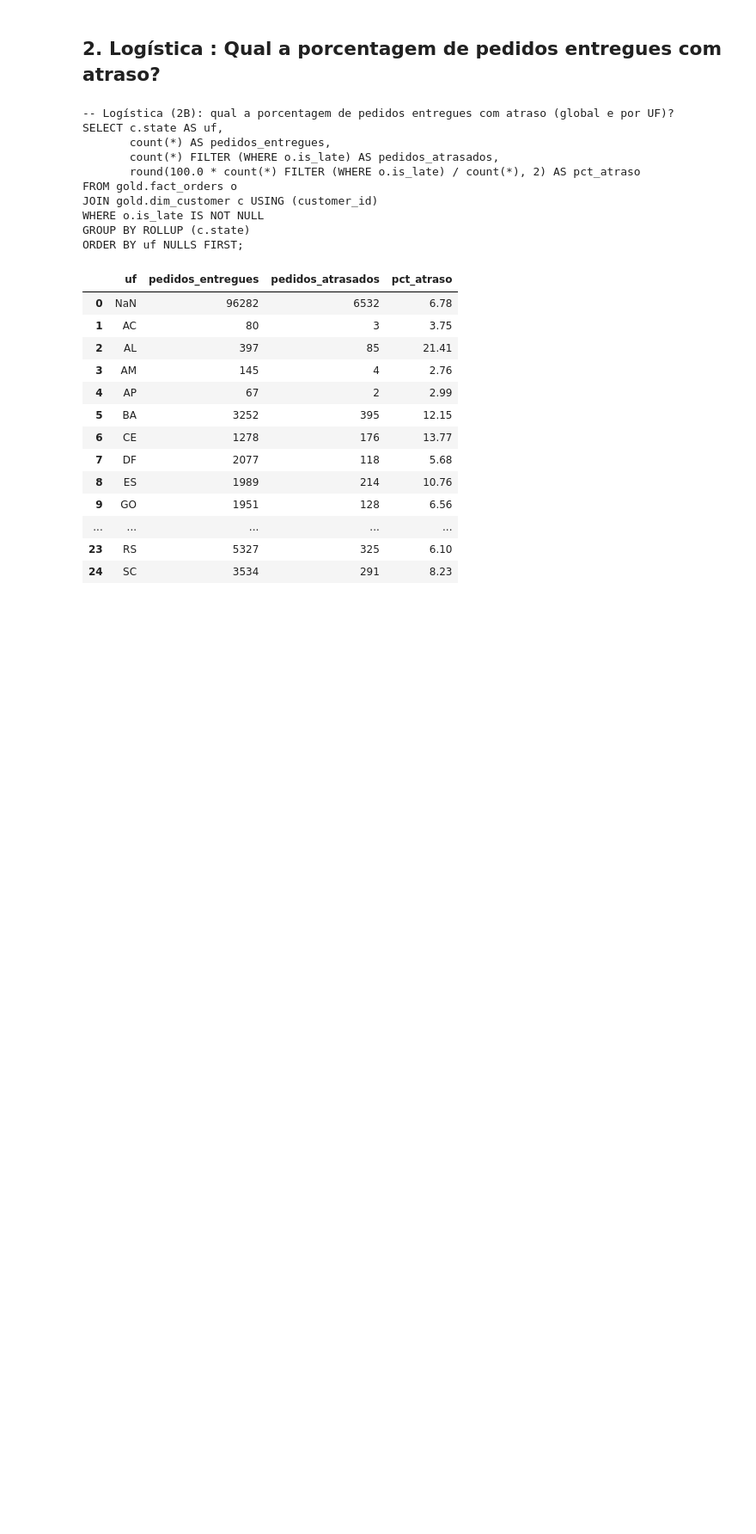
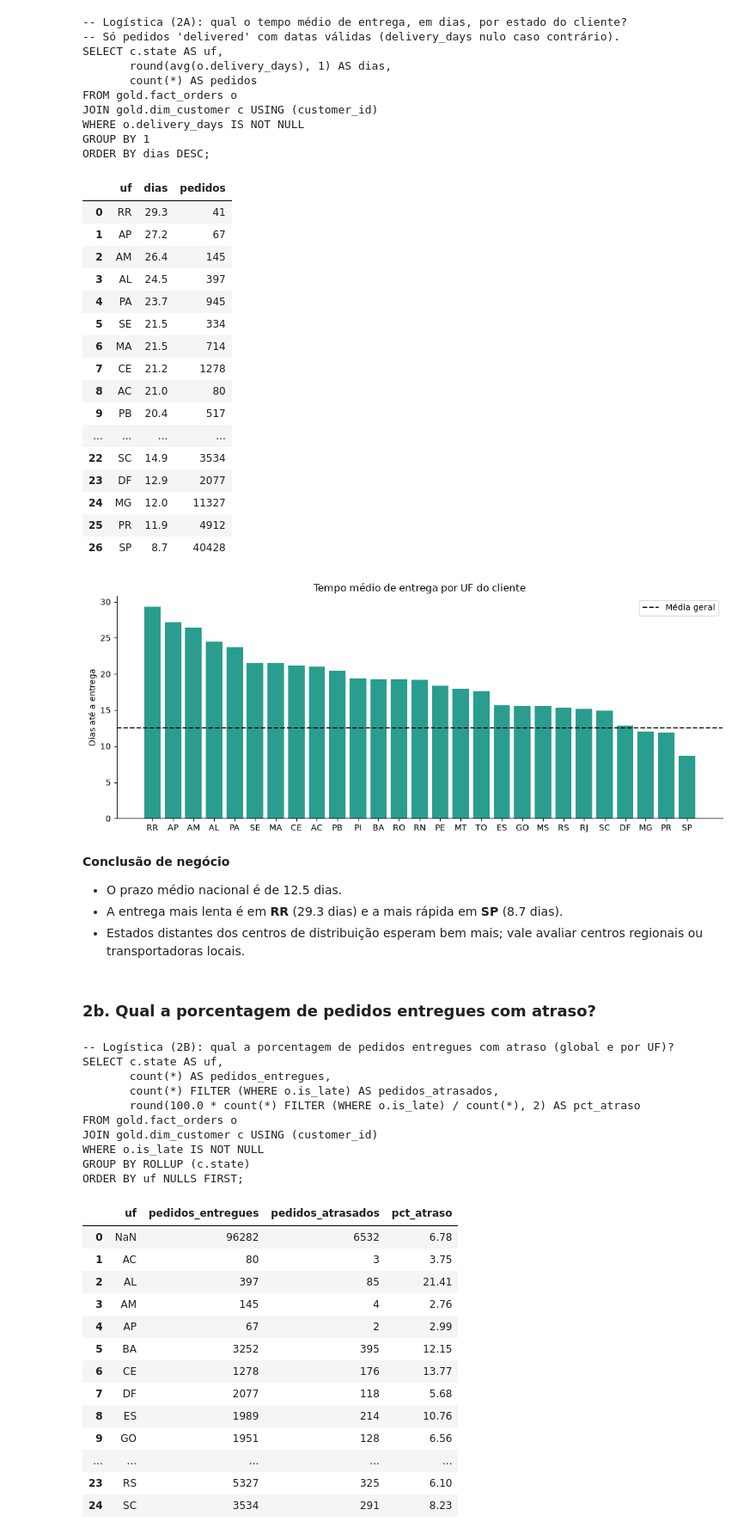
Before and after one commit to JulianaBallin/data-engineer-challenge, a Jupyter notebook: notebooks/exploratory_analysis.ipynb, the cells around one changed output. Shown at 86% size. Cells and saved outputs as stored; diff of their text form; code cells hidden in the pictures; blank space fills up the shorter version.

```diff
--- a/notebooks/exploratory_analysis.ipynb
+++ b/notebooks/exploratory_analysis.ipynb
@@ -64,5 +131,48 @@ LIMIT 10;
+# %%
+df = q("q2a_prazo_uf"); display(df)
+fig, ax = plt.subplots(figsize=(11, 4.5)); ax.bar(df.uf, df.dias, color="#2a9d8f")
+ax.axhline(float(con.execute("SELECT avg(delivery_days) FROM gold.fact_orders").fetchone()[0]), color="k", ls="--", label="Média geral")
+ax.set_ylabel("Dias até a entrega"); ax.set_title("Tempo médio de entrega por UF do cliente"); ax.legend(); save(fig, "02a_prazo_medio_uf")
+geral = float(con.execute("SELECT avg(delivery_days) FROM gold.fact_orders").fetchone()[0])
+conclusao(f"O prazo médio nacional é de {geral:.1f} dias.",
+          f"A entrega mais lenta é em **{df.uf.iloc[0]}** ({df.dias.iloc[0]:.1f} dias) e a mais rápida em **{df.uf.iloc[-1]}** ({df.dias.iloc[-1]:.1f} dias).",
+          "Estados distantes dos centros de distribuição esperam bem mais; vale avaliar centros regionais ou transportadoras locais.")
+# %% [output]
+-- Logística (2A): qual o tempo médio de entrega, em dias, por estado do cliente?
+-- Só pedidos 'delivered' com datas válidas (delivery_days nulo caso contrário).
+SELECT c.state AS uf,
+       round(avg(o.delivery_days), 1) AS dias,
+       count(*) AS pedidos
+FROM gold.fact_orders o
+JOIN gold.dim_customer c USING (customer_id)
+WHERE o.delivery_days IS NOT NULL
+GROUP BY 1
+ORDER BY dias DESC;
+|  | uf | dias | pedidos |
+| 0 | RR | 29.3 | 41 |
+| 1 | AP | 27.2 | 67 |
+| 2 | AM | 26.4 | 145 |
+| 3 | AL | 24.5 | 397 |
+| 4 | PA | 23.7 | 945 |
+| 5 | SE | 21.5 | 334 |
+| 6 | MA | 21.5 | 714 |
+| 7 | CE | 21.2 | 1278 |
+| 8 | AC | 21.0 | 80 |
+| 9 | PB | 20.4 | 517 |
+| ... | ... | ... | ... |
+| 22 | SC | 14.9 | 3534 |
+| 23 | DF | 12.9 | 2077 |
+| 24 | MG | 12.0 | 11327 |
+| 25 | PR | 11.9 | 4912 |
+| 26 | SP | 8.7 | 40428 |
+[figure, added]
+**Conclusão de negócio**
+
+- O prazo médio nacional é de 12.5 dias.
+- A entrega mais lenta é em **RR** (29.3 dias) e a mais rápida em **SP** (8.7 dias).
+- Estados distantes dos centros de distribuição esperam bem mais; vale avaliar centros regionais ou transportadoras locais.
 # %% [markdown]
-## 2. Logística : Qual a porcentagem de pedidos entregues com atraso?
+### 2b. Qual a porcentagem de pedidos entregues com atraso?
 # %%
 df = q("q2_pct_atraso"); display(df)
 g = df[df.uf.notna()].sort_values("pct_atraso", ascending=False)
```
Also changed, not shown: parts of 22 cells of this notebook, 35 other files.
